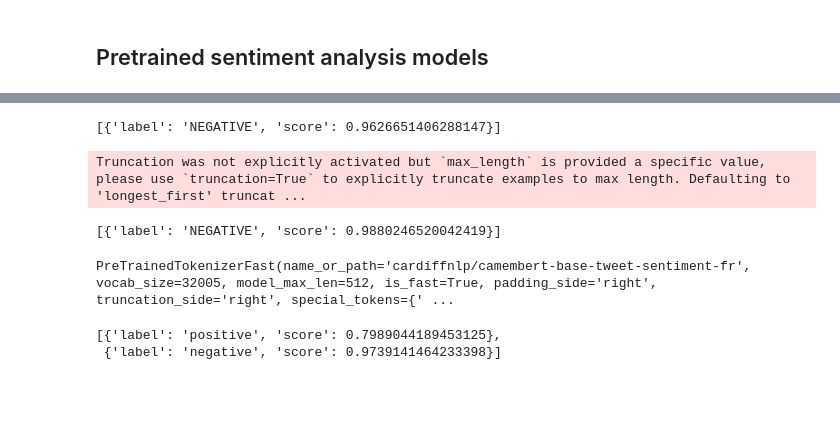
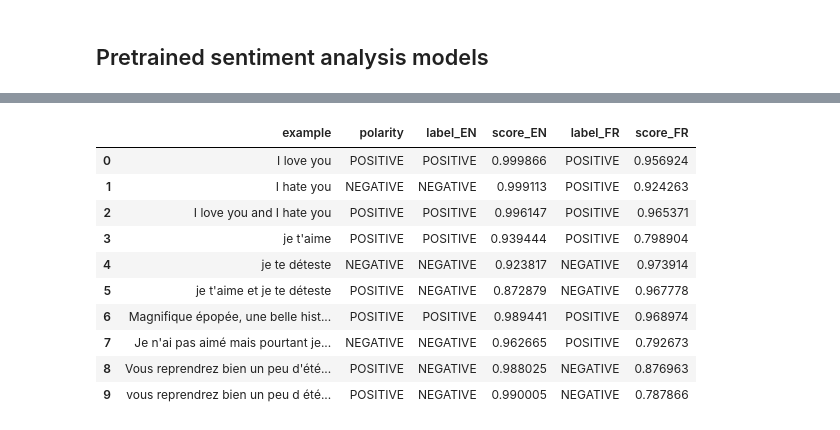
Before and after one commit to Vachonni/TrainingNLP, a Jupyter notebook: notebooks/FormationNLP-Bert_OOTB.ipynb, the cells around one changed output, grey strips where cells are left out. Drawn from its saved outputs; the diff is of its cells as text; code cells hidden in the pictures; blank space fills up the shorter version.

```diff
--- a/notebooks/FormationNLP-Bert_OOTB.ipynb
+++ b/notebooks/FormationNLP-Bert_OOTB.ipynb
@@ -447,0 +63,3 @@ sentiment_pipeline("Magnifique épopée, une belle histoire, touchante avec des
+# %%
+# Loading base model for sentiment analysis
+sentiment_pipeline = pipeline("sentiment-analysis", padding=True, truncation=True)
@@ -447,0 +71,3 @@ sentiment_pipeline("Magnifique épopée, une belle histoire, touchante avec des
+# %%
+# Using a model trained by hugging face users
+fr_language_model = pipeline(model="cardiffnlp/camembert-base-tweet-sentiment-fr", padding=True, truncation=True)
@@ -448,21 +76,39 @@ sentiment_pipeline("Magnifique épopée, une belle histoire, touchante avec des
 # %%
-sentiment_pipeline("Je n'ai pas aimé mais pourtant je lui mets 2 étoiles car l'expérience est louable. Rien de conventionnel ici. Une visite E.T. mais jonchée d'idées /- originales. Le soucis, tout ceci avait-il vraiment sa place dans un film de S.F. tirant sur l'horreur ? Voici un film qui, à l'inverse de tant d'autres qui y ont droit, mériterait peut-être un remake.")
+explore_data = [
+    ("I love you", "POSITIVE"),
+    ("I hate you", "NEGATIVE"),
+    ("I love you and I hate you", "POSITIVE"),
+    ("je t'aime", "POSITIVE"),
+    ("je te déteste", "NEGATIVE"),
+    ("je t'aime et je te déteste", "POSITIVE"),
+    ("Magnifique épopée, une belle histoire, touchante avec des acteurs qui interprètent très bien leur rôles (Mel Gibson, Heath Ledger, Jason Isaacs...), le genre de film qui se savoure en famille! :)", "POSITIVE"),
+    ("Je n'ai pas aimé mais pourtant je lui mets 2 étoiles car l'expérience est louable. Rien de conventionnel ici. Une visite E.T. mais jonchée d'idées /- originales. Le soucis, tout ceci avait-il vraiment sa place dans un film de S.F. tirant sur l'horreur ? Voici un film qui, à l'inverse de tant d'autres qui y ont droit, mériterait peut-être un remake.", "NEGATIVE"),
+    (test_data['review'].iloc[5], test_data['polarity'].iloc[5]),
+    (test_data['clean_review'].iloc[5], test_data['polarity'].iloc[5])]
-# %% [output]
-[{'label': 'NEGATIVE', 'score': 0.9626651406288147}]
-# %%
-sentiment_pipeline(test_data['review'].iloc[5], max_length=512)
-# %% [output]
-Truncation was not explicitly activated but `max_length` is provided a specific value, please use `truncation=True` to explicitly truncate examples to max length. Defaulting to 'longest_first' truncat ...
-[{'label': 'NEGATIVE', 'score': 0.9880246520042419}]
-# %%
-fr_language_model = pipeline(model="cardiffnlp/camembert-base-tweet-sentiment-fr")
-# %%
-fr_language_model.tokenizer
-# %% [output]
-PreTrainedTokenizerFast(name_or_path='cardiffnlp/camembert-base-tweet-sentiment-fr', vocab_size=32005, model_max_len=512, is_fast=True, padding_side='right', truncation_side='right', special_tokens={' ...
-# %%
-data = ["je t'aime", "je te déteste"]
-fr_language_model(data)
-# %% [output]
-[{'label': 'positive', 'score': 0.7989044189453125},
- {'label': 'negative', 'score': 0.9739141464233398}]
+# %%
+# Create a dataframe with the predictions by models as columns and examples as rows
+df_explore = pd.DataFrame(explore_data, columns=['example', "polarity"])
+df_explore["polarity"] = df_explore["polarity"].apply(lambda x: "POSITIVE" if x == 1 else "NEGATIVE" if x == 0 else x)
+
+for language, model in [('EN', sentiment_pipeline),
+                        ('FR', fr_language_model)]:
+
+    prediction = model(df_explore["example"].tolist())
+    new_df = pd.DataFrame(prediction)
+    new_df = new_df.rename(columns={'label': 'label_'+language, 'score': 'score_'+language})
+    df_explore = pd.concat([df_explore, new_df], axis=1)
+
+df_explore["label_FR"] = df_explore["label_FR"].apply(lambda x: x.upper())
+df_explore
+# %% [output]
+|  | example | polarity | label_EN | score_EN | label_FR | score_FR |
+| 0 | I love you | POSITIVE | POSITIVE | 0.999866 | POSITIVE | 0.956924 |
+| 1 | I hate you | NEGATIVE | NEGATIVE | 0.999113 | POSITIVE | 0.924263 |
+| 2 | I love you and I hate you | POSITIVE | POSITIVE | 0.996147 | POSITIVE | 0.965371 |
+| 3 | je t'aime | POSITIVE | POSITIVE | 0.939444 | POSITIVE | 0.798904 |
+| 4 | je te déteste | NEGATIVE | NEGATIVE | 0.923817 | NEGATIVE | 0.973914 |
+| 5 | je t'aime et je te déteste | POSITIVE | NEGATIVE | 0.872879 | NEGATIVE | 0.967778 |
+| 6 | Magnifique épopée, une belle hist... | POSITIVE | POSITIVE | 0.989441 | POSITIVE | 0.968974 |
+| 7 | Je n'ai pas aimé mais pourtant je... | NEGATIVE | NEGATIVE | 0.962665 | POSITIVE | 0.792673 |
+| 8 | Vous reprendrez bien un peu d'été... | POSITIVE | NEGATIVE | 0.988025 | NEGATIVE | 0.876963 |
+| 9 | vous reprendrez bien un peu d été... | POSITIVE | NEGATIVE | 0.990005 | NEGATIVE | 0.787866 |
```
Also changed, not shown: parts of 48 cells of this notebook, 1 other file.
